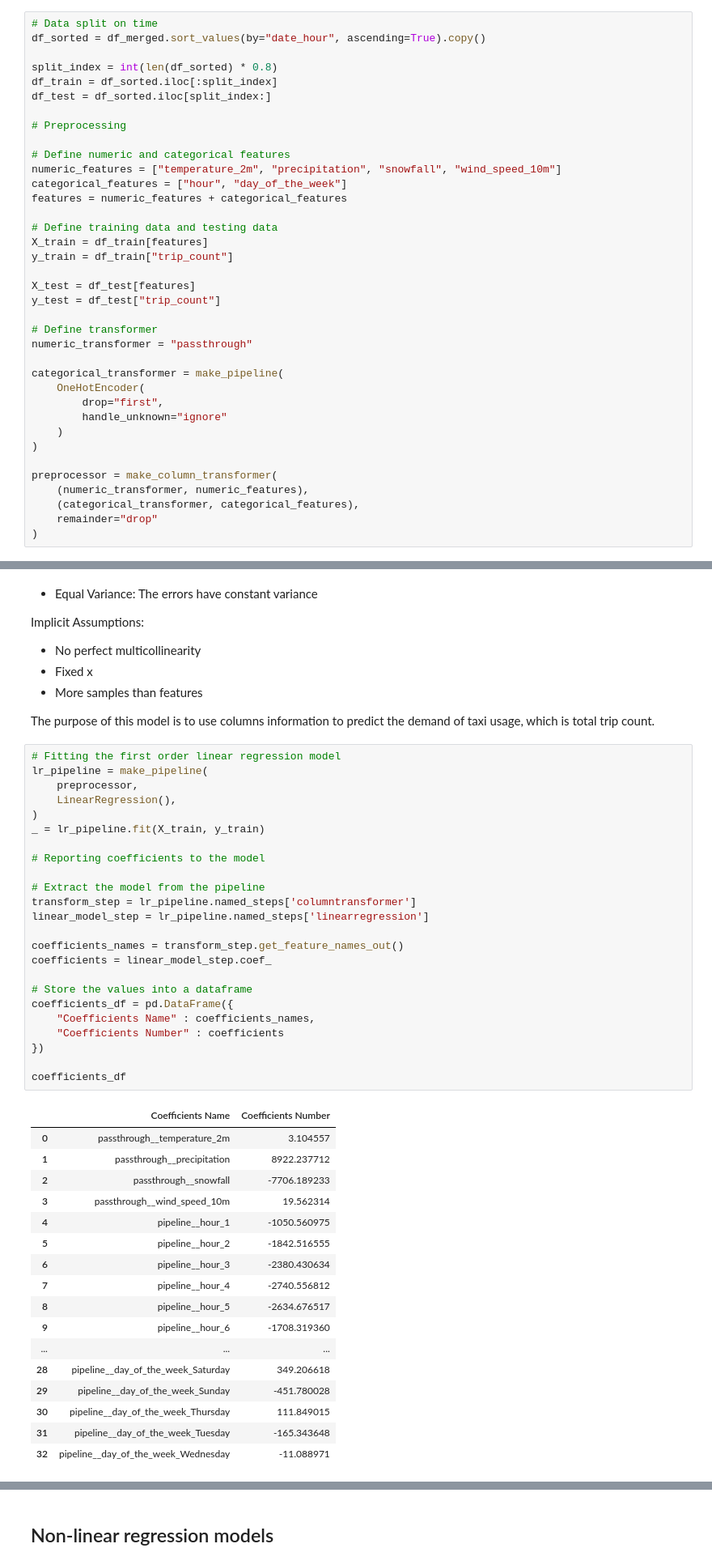
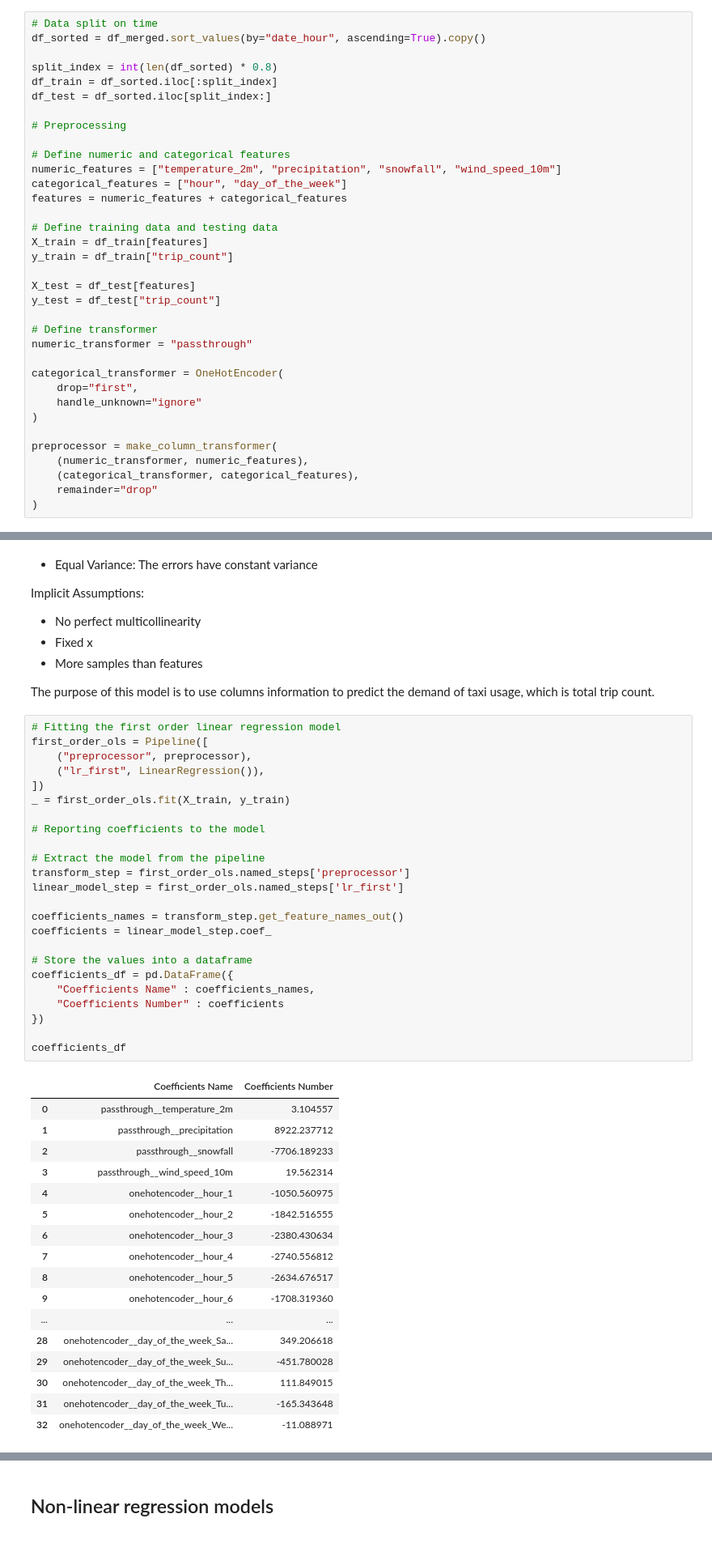
Before and after one commit to samuel54illinois/NYC_TLC_Trip_Record_Analysis, a Jupyter notebook: notebook_analysis/3_weather_data_analysis.ipynb, the cells around one changed output, grey strips where cells are left out. Shown at 81% size. Drawn from its saved outputs; the diff is of its cells as text.

```diff
--- a/notebook_analysis/3_weather_data_analysis.ipynb
+++ b/notebook_analysis/3_weather_data_analysis.ipynb
@@ -233,11 +235,9 @@ y_test = df_test["trip_count"]
 # Define transformer
 numeric_transformer = "passthrough"
 
-categorical_transformer = make_pipeline(
-    OneHotEncoder(
-        drop="first",
-        handle_unknown="ignore"
-    )
+categorical_transformer = OneHotEncoder(
+    drop="first",
+    handle_unknown="ignore"
 )
 
 preprocessor = make_column_transformer(
@@ -293,46 +305,46 @@ Implicit Assumptions:
 The purpose of this model is to use columns information to predict the demand of taxi usage, which is total trip count.
 # %%
 # Fitting the first order linear regression model
-lr_pipeline = make_pipeline(
-    preprocessor,
-    LinearRegression(),
-)
-_ = lr_pipeline.fit(X_train, y_train)
+first_order_ols = Pipeline([
+    ("preprocessor", preprocessor),
+    ("lr_first", LinearRegression()),
+])
+_ = first_order_ols.fit(X_train, y_train)
 
 # Reporting coefficients to the model
 
 # Extract the model from the pipeline
-transform_step = lr_pipeline.named_steps['columntransformer']
-linear_model_step = lr_pipeline.named_steps['linearregression']
+transform_step = first_order_ols.named_steps['preprocessor']
+linear_model_step = first_order_ols.named_steps['lr_first']
 
 coefficients_names = transform_step.get_feature_names_out()
 coefficients = linear_model_step.coef_
 
 # Store the values into a dataframe
 coefficients_df = pd.DataFrame({
     "Coefficients Name" : coefficients_names,
     "Coefficients Number" : coefficients
 })
 
 coefficients_df
 # %% [output]
 |  | Coefficients Name | Coefficients Number |
 | 0 | passthrough__temperature_2m | 3.104557 |
 | 1 | passthrough__precipitation | 8922.237712 |
 | 2 | passthrough__snowfall | -7706.189233 |
 | 3 | passthrough__wind_speed_10m | 19.562314 |
-| 4 | pipeline__hour_1 | -1050.560975 |
-| 5 | pipeline__hour_2 | -1842.516555 |
-| 6 | pipeline__hour_3 | -2380.430634 |
-| 7 | pipeline__hour_4 | -2740.556812 |
-| 8 | pipeline__hour_5 | -2634.676517 |
-| 9 | pipeline__hour_6 | -1708.319360 |
+| 4 | onehotencoder__hour_1 | -1050.560975 |
+| 5 | onehotencoder__hour_2 | -1842.516555 |
+| 6 | onehotencoder__hour_3 | -2380.430634 |
+| 7 | onehotencoder__hour_4 | -2740.556812 |
+| 8 | onehotencoder__hour_5 | -2634.676517 |
+| 9 | onehotencoder__hour_6 | -1708.319360 |
 | ... | ... | ... |
-| 28 | pipeline__day_of_the_week_Saturday | 349.206618 |
-| 29 | pipeline__day_of_the_week_Sunday | -451.780028 |
-| 30 | pipeline__day_of_the_week_Thursday | 111.849015 |
-| 31 | pipeline__day_of_the_week_Tuesday | -165.343648 |
-| 32 | pipeline__day_of_the_week_Wednesday | -11.088971 |
+| 28 | onehotencoder__day_of_the_week_Sa... | 349.206618 |
+| 29 | onehotencoder__day_of_the_week_Su... | -451.780028 |
+| 30 | onehotencoder__day_of_the_week_Th... | 111.849015 |
+| 31 | onehotencoder__day_of_the_week_Tu... | -165.343648 |
+| 32 | onehotencoder__day_of_the_week_We... | -11.088971 |
 # %%
 # Evalute the model performance
 train_rmse_first = root_mean_squared_error(
```
Also changed, not shown: parts of 7 cells of this notebook.
